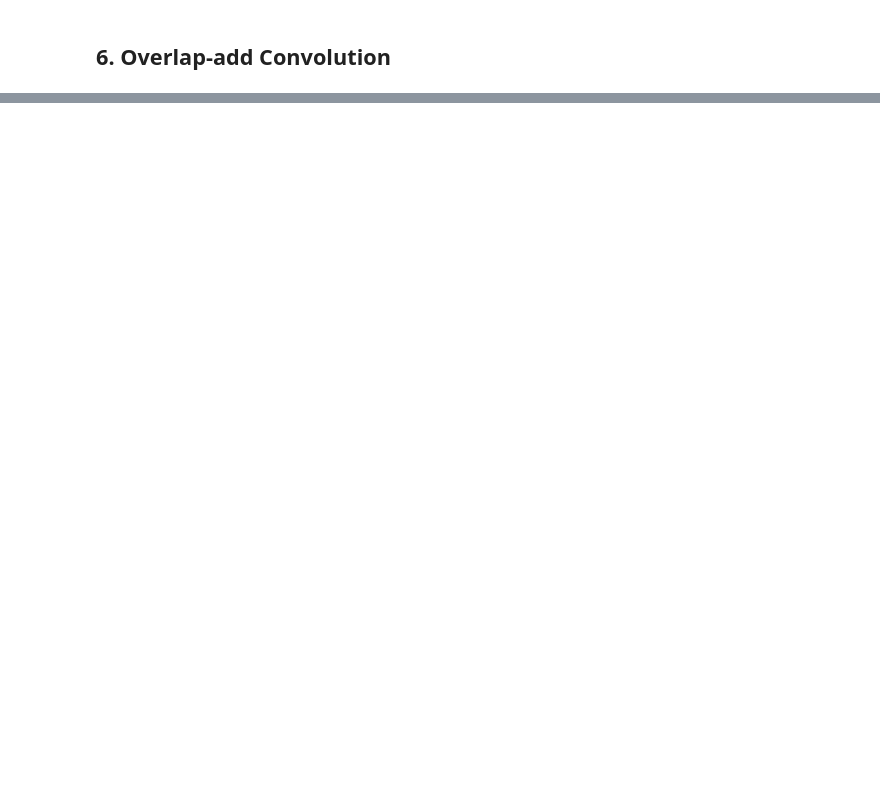
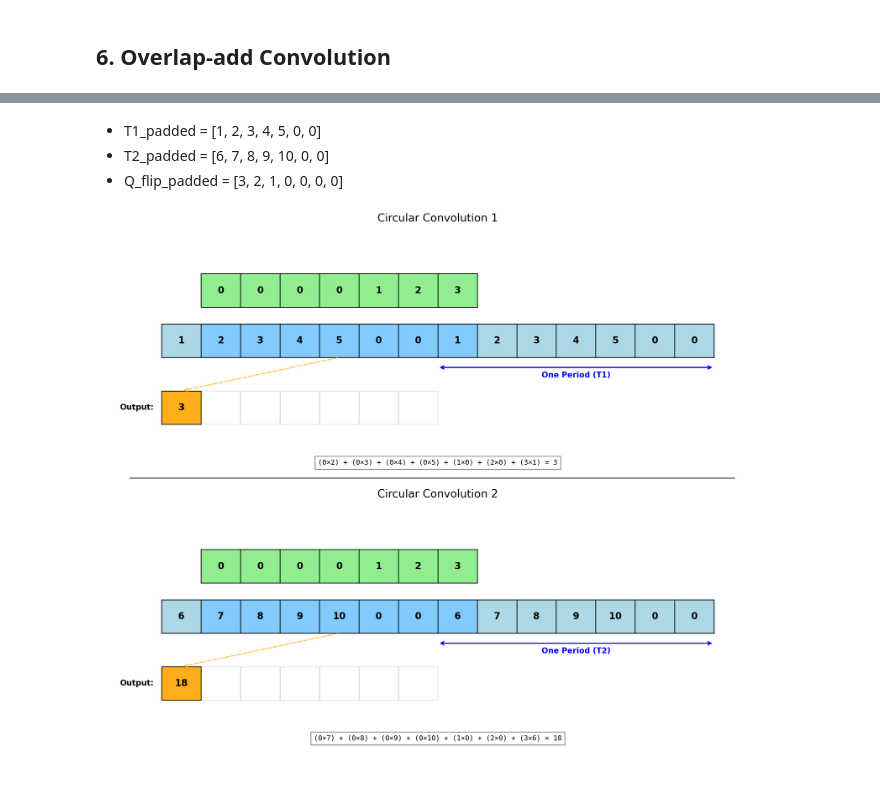
Before and after one commit to stumpy-dev/sliding_dot_product, a Jupyter notebook: docs/Tutorial_FFT_Based_SDP.ipynb, the cells around one changed output, grey strips where cells are left out. Drawn from its saved outputs; the diff is of its cells as text; code cells hidden in the pictures; blank space fills up the shorter version.

```diff
--- a/docs/Tutorial_FFT_Based_SDP.ipynb
+++ b/docs/Tutorial_FFT_Based_SDP.ipynb
@@ -433,0 +59,8 @@ And this will give us the sdp of Q and T: <br>
+# %% [markdown]
+* T1_padded = [1, 2, 3, 4, 5, 0, 0]
+* T2_padded = [6, 7, 8, 9, 10, 0, 0]
+* Q_flip_padded = [3, 2, 1, 0, 0, 0, 0]
+# %%
+Image(filename='dual_convolution.gif')
+# %% [output]
+[figure, added]
```
Also changed, not shown: parts of 65 cells of this notebook, 10 other files.
